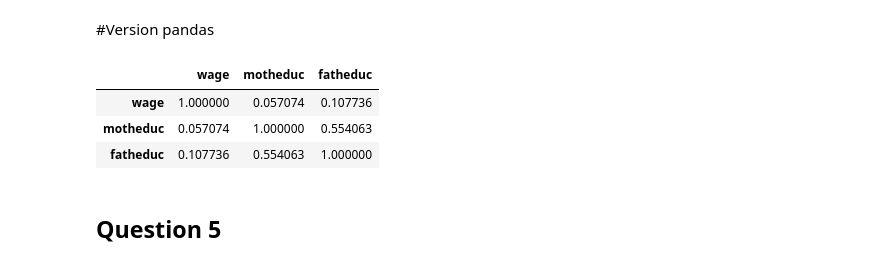
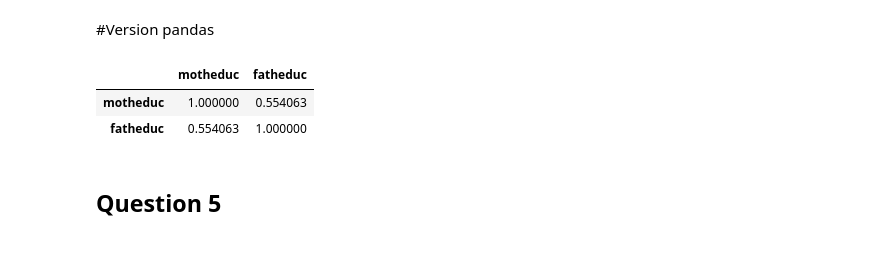
Before and after one commit to florianriche/econometrie, a Jupyter notebook: Econometry_subjectA.ipynb, the cells around one changed output. Drawn from its saved outputs; the diff is of its cells as text; code cells hidden in the pictures.

```diff
--- a/Econometry_subjectA.ipynb
+++ b/Econometry_subjectA.ipynb
@@ -227,12 +144,11 @@ print correlation2
 # %% [markdown]
 #Version pandas
 # %%
-data_df_wage[['wage','motheduc','fatheduc']].corr()
+data_df_wage[['motheduc','fatheduc']].corr()
 # %% [output]
-|  | wage | motheduc | fatheduc |
-| wage | 1.000000 | 0.057074 | 0.107736 |
-| motheduc | 0.057074 | 1.000000 | 0.554063 |
-| fatheduc | 0.107736 | 0.554063 | 1.000000 |
+|  | motheduc | fatheduc |
+| motheduc | 1.000000 | 0.554063 |
+| fatheduc | 0.554063 | 1.000000 |
 # %% [markdown]
 ## Question 5
 # %% [markdown]
```
Also changed, not shown: parts of 21 cells of this notebook.
